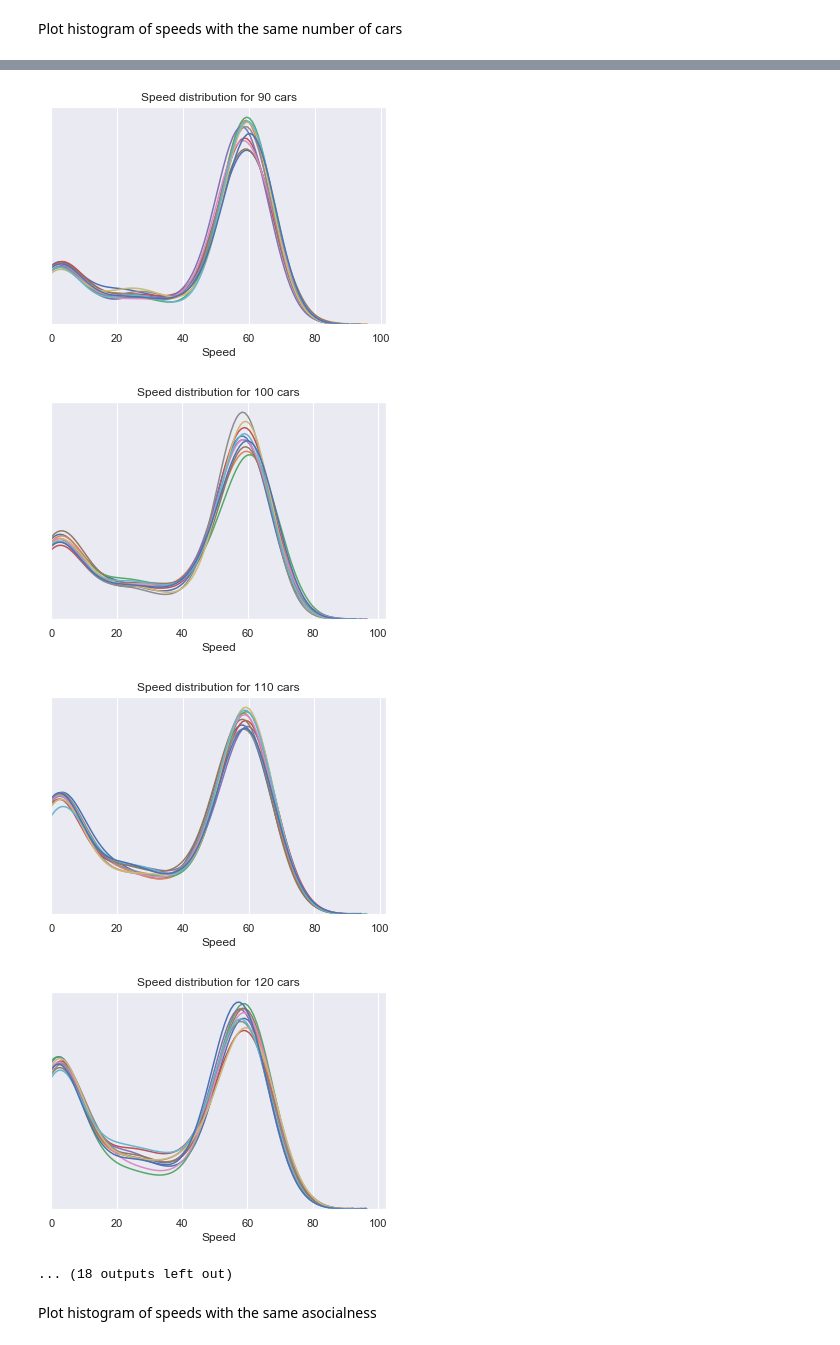
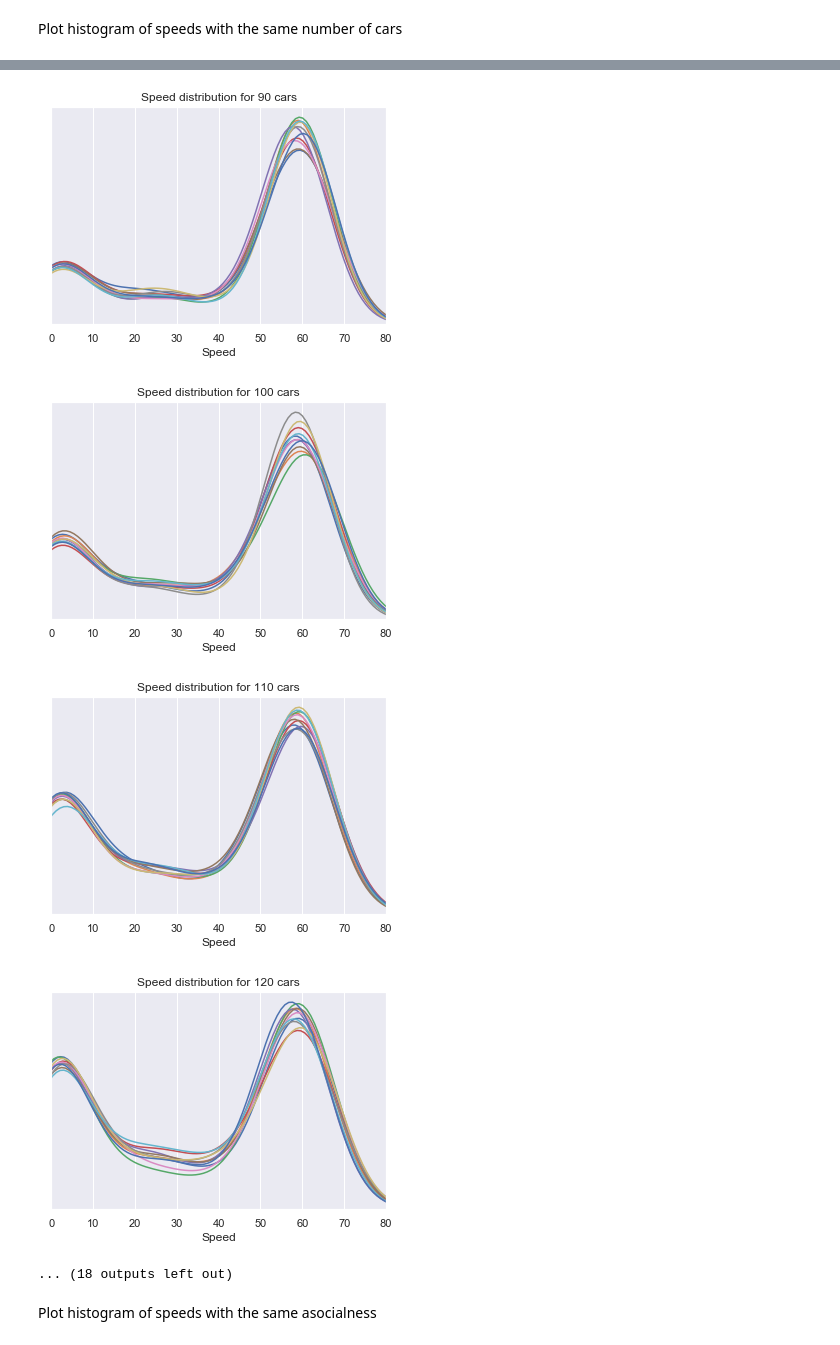
Before and after one commit to asuratos/artisoc-traffic-model2018, a Jupyter notebook: data/2018.10.16 time delay added, speed data/speedplotter.ipynb, the cells around one changed output, grey strips where cells are left out. Saved outputs shown, nothing was run; the diff lists cells and outputs as text; code cells hidden in the pictures.

Commit message:
More minor improvments to plotting

```diff
--- a/data/2018.10.16 time delay added, speed data/speedplotter.ipynb
+++ b/data/2018.10.16 time delay added, speed data/speedplotter.ipynb
@@ -10,6 +10,8 @@ import os
 
 sns.set()
 
+saveext=".jpg"
+
 try:
     os.mkdir("plots")
     os.mkdir("plots\Speeds")
@@ -33,10 +35,11 @@ Plot histogram of speeds with the same number of cars
 # %%
 for density in roaddensities:
     for value in asocial_values:
-        sns.distplot(speeds[density][value]['Speed'], hist = False)
+        sns.distplot(speeds[density][value]['Speed'], hist = False, norm_hist = False)
 
     plt.title("Speed distribution for %s cars" % (density))
     plt.yticks([])
-    plt.xlim(xmin=0)
+    plt.xlim(xmin=0, xmax = 80)
+    plt.savefig("plots\Speeds\speeds_%scars%s" % (density, saveext))
     plt.show()
 # %% [output]
@@ -51,7 +54,7 @@ for density in roaddensities:
-[figure, old version]
+[figure, new version]
-[figure, old version]
+[figure, new version]
-[figure, old version]
+[figure, new version]
-[figure, old version]
+[figure, new version]
 ... (18 outputs left out)
 # %% [markdown]
 Plot histogram of speeds with the same asocialness
```
Also changed, not shown: parts of 3 cells of this notebook.
